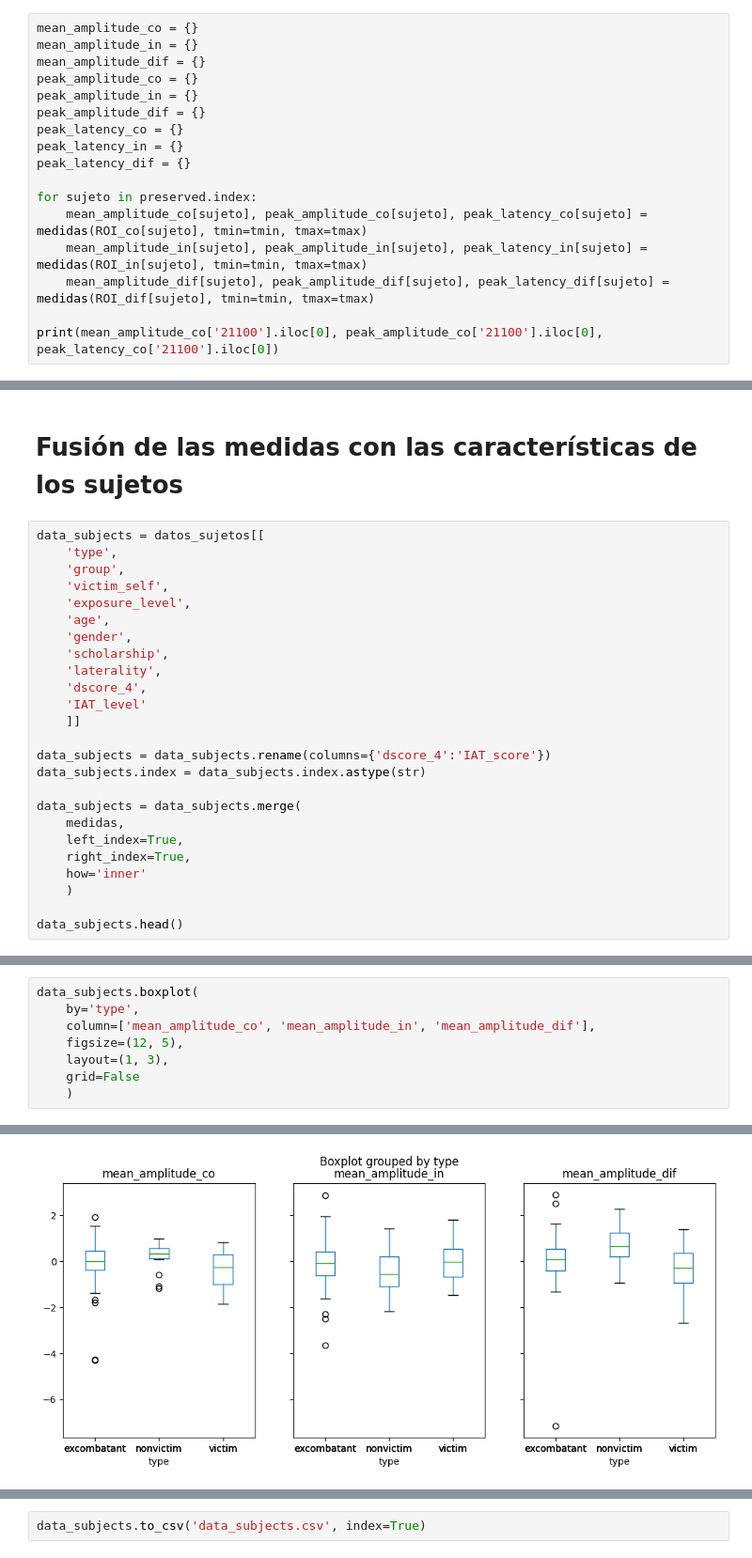
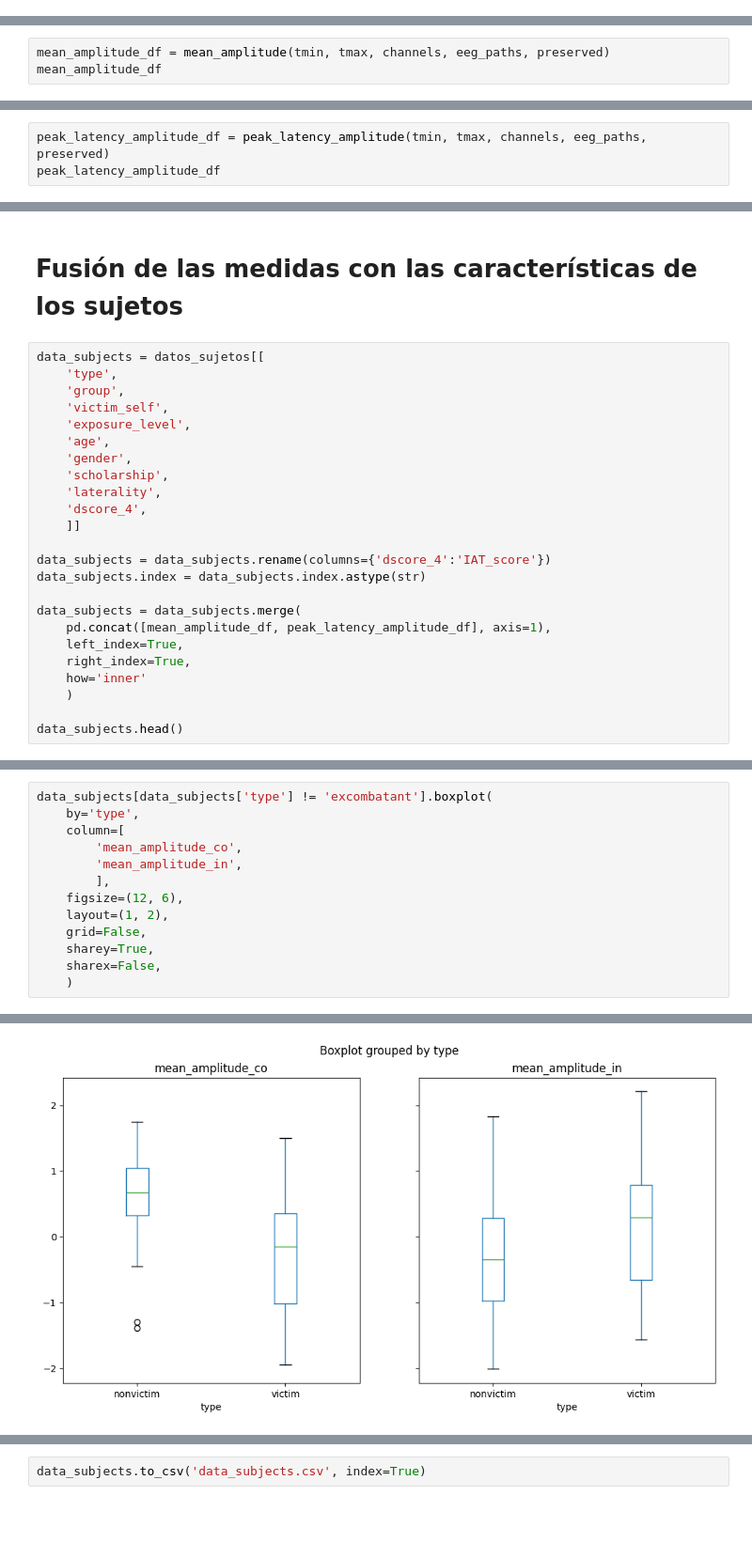
Before and after one commit to jhquiza/iat-eeg, a Jupyter notebook: erp/medidas-erp.ipynb, the cells around one changed output, grey strips where cells are left out. Shown at 94% size. Cells and saved outputs as stored; diff of their text form; blank space fills up the shorter version.

Commit message:
Se termina notebook medidas-erp.

```diff
--- a/erp/medidas-erp.ipynb
+++ b/erp/medidas-erp.ipynb
@@ -325,17 +289,0 @@ def medidas(evoked, tmin, tmax):
-# %%
-mean_amplitude_co = {}
-mean_amplitude_in = {}
-mean_amplitude_dif = {}
-peak_amplitude_co = {}
-peak_amplitude_in = {}
-peak_amplitude_dif = {}
-peak_latency_co = {}
-peak_latency_in = {}
-peak_latency_dif = {}
-
-for sujeto in preserved.index:
-    mean_amplitude_co[sujeto], peak_amplitude_co[sujeto], peak_latency_co[sujeto] = medidas(ROI_co[sujeto], tmin=tmin, tmax=tmax)
-    mean_amplitude_in[sujeto], peak_amplitude_in[sujeto], peak_latency_in[sujeto] = medidas(ROI_in[sujeto], tmin=tmin, tmax=tmax)
-    mean_amplitude_dif[sujeto], peak_amplitude_dif[sujeto], peak_latency_dif[sujeto] = medidas(ROI_dif[sujeto], tmin=tmin, tmax=tmax)
-
-print(mean_amplitude_co['21100'].iloc[0], peak_amplitude_co['21100'].iloc[0], peak_latency_co['21100'].iloc[0])
@@ -363,0 +334,3 @@ medidas.head()
+# %%
+mean_amplitude_df = mean_amplitude(tmin, tmax, channels, eeg_paths, preserved)
+mean_amplitude_df
@@ -363,0 +412,3 @@ medidas.head()
+# %%
+peak_latency_amplitude_df = peak_latency_amplitude(tmin, tmax, channels, eeg_paths, preserved)
+peak_latency_amplitude_df
@@ -374,14 +456,13 @@ data_subjects = datos_sujetos[[
     'scholarship',
     'laterality',
     'dscore_4',
-    'IAT_level'
     ]]
 
 data_subjects = data_subjects.rename(columns={'dscore_4':'IAT_score'})
 data_subjects.index = data_subjects.index.astype(str)
 
 data_subjects = data_subjects.merge(
-    medidas,
+    pd.concat([mean_amplitude_df, peak_latency_amplitude_df], axis=1),
     left_index=True,
     right_index=True,
     how='inner'
@@ -396,12 +477,17 @@ data_subjects.head()
 | 21105 | excombatant | exparamilitar | yes | high | 48 | M | 8 | D | 0.258352 | ... |
 | 21107 | excombatant | exguerrilla | no | high | 25 | M | 11 | D | -0.119566 | ... |
 # %%
-data_subjects.boxplot(
+data_subjects[data_subjects['type'] != 'excombatant'].boxplot(
     by='type',
-    column=['mean_amplitude_co', 'mean_amplitude_in', 'mean_amplitude_dif'],
-    figsize=(12, 5),
-    layout=(1, 3),
-    grid=False
+    column=[
+        'mean_amplitude_co',
+        'mean_amplitude_in',
+        ],
+    figsize=(12, 6),
+    layout=(1, 2),
+    grid=False,
+    sharey=True,
+    sharex=False,
     )
 # %% [output]
 array([<Axes: title={'center': 'mean_amplitude_co'}, xlabel='type'>,
@@ -410,3 +495,3 @@ array([<Axes: title={'center': 'mean_amplitude_co'}, xlabel='type'>,
       dtype=object)
-[figure, old version]
+[figure, new version]
 # %%
```
Also changed, not shown: parts of 35 cells of this notebook, 1 other file.
